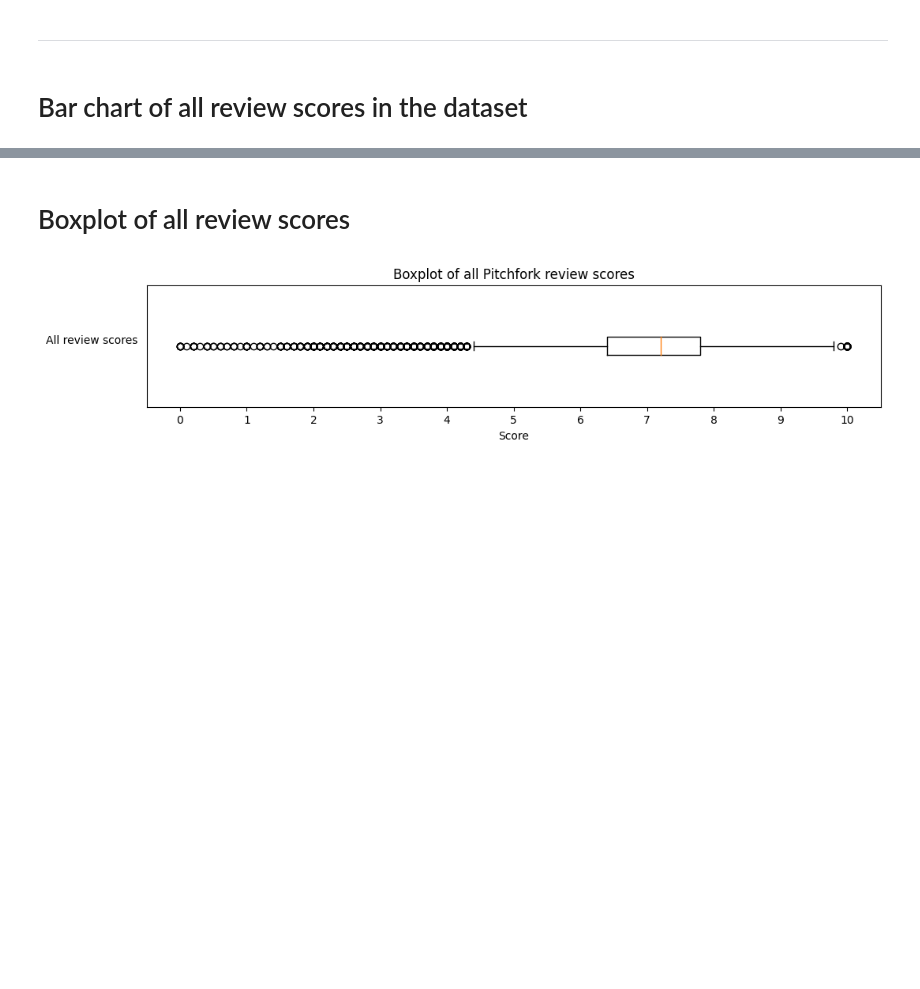
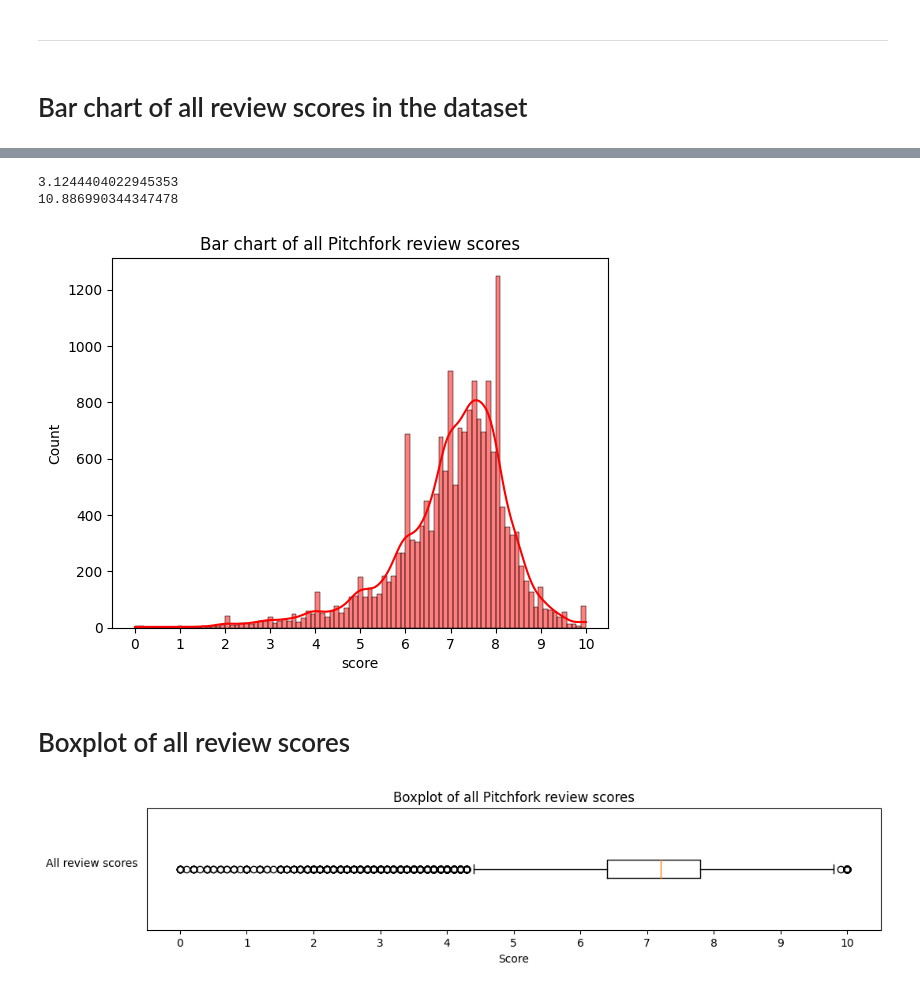
Before and after one commit to Data1234321/Portfolio, a Jupyter notebook: pitchfork-reviews-eda-in-python.ipynb, the cells around one changed output, grey strips where cells are left out. Saved outputs shown, nothing was run; the diff lists cells and outputs as text; code cells hidden in the pictures; blank space fills up the shorter version.

Commit message:
Kaggle Notebook | Pitchfork Reviews - EDA in Python | Version 16

```diff
--- a/pitchfork-reviews-eda-in-python.ipynb
+++ b/pitchfork-reviews-eda-in-python.ipynb
@@ -128,3 +133,17 @@ plt.show();
+# %%
+mean = pitchfork_clean['score'].mean()
+std_deviation = pitchfork_clean['score'].std()
+print(mean - 3*std_deviation)
+print(mean + 3*std_deviation)
+# %% [output]
+3.1244404022945353
+10.886990344347478
+# %%
+sns.histplot(pitchfork_clean['score'], kde=True, color='red')
+plt.title('Bar chart of all Pitchfork review scores')
+plt.xticks(range(11));
+# %% [output]
+[figure, added]
 # %% [markdown]
 # Boxplot of all review scores
 # %%
```
Also changed, not shown: parts of 7 cells of this notebook.
